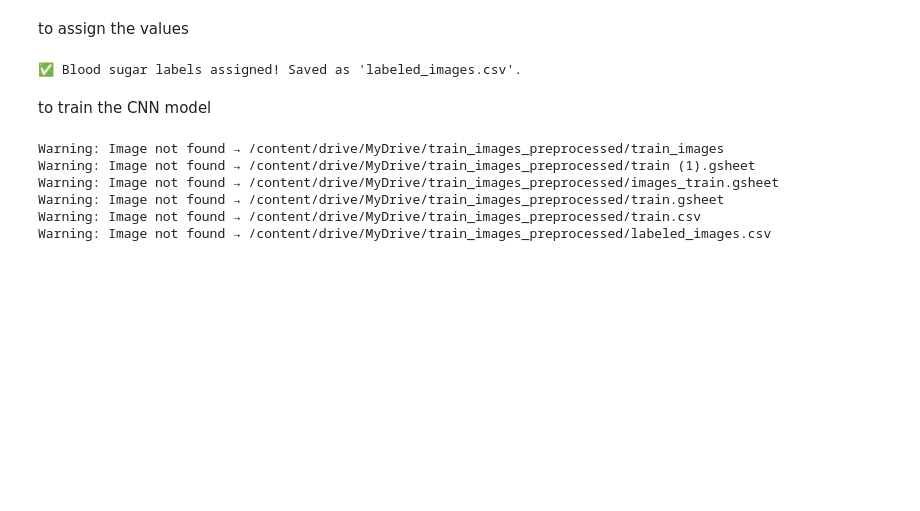
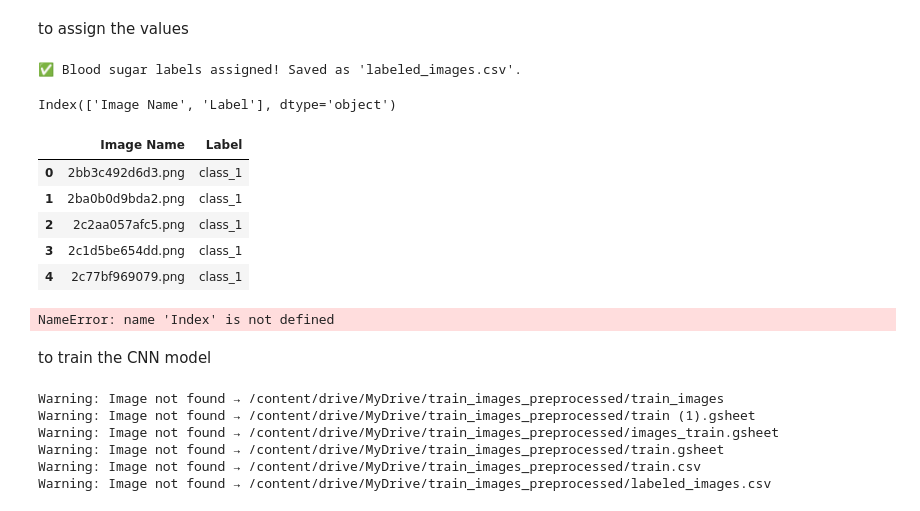
Before and after one commit to easeandrelax/blood-sugar-level, a Jupyter notebook: Welcome_To_Colab.ipynb, the cells around one changed output. Drawn from its saved outputs; the diff is of its cells as text; code cells hidden in the pictures; blank space fills up the shorter version.

```diff
--- a/Welcome_To_Colab.ipynb
+++ b/Welcome_To_Colab.ipynb
@@ -577,6 +578,28 @@ df.to_csv("labeled_images.csv", index=False)
 print("✅ Blood sugar labels assigned! Saved as 'labeled_images.csv'.")
 # %% [output]
 ✅ Blood sugar labels assigned! Saved as 'labeled_images.csv'.
+# %%
+import pandas as pd
+
+# Load the CSV file
+df = pd.read_csv('/content/drive/MyDrive/train_images/labeled_images.csv')
+# %%
+print(df.columns)
+# %% [output]
+Index(['Image Name', 'Label'], dtype='object')
+# %%
+df.head()
+# %% [output]
+|  | Image Name | Label |
+| 0 | 2bb3c492d6d3.png | class_1 |
+| 1 | 2ba0b0d9bda2.png | class_1 |
+| 2 | 2c2aa057afc5.png | class_1 |
+| 3 | 2c1d5be654dd.png | class_1 |
+| 4 | 2c77bf969079.png | class_1 |
+# %%
+Index(['Image Name', 'Label'], dtype='object')
+# %% [output]
+NameError: name 'Index' is not defined
 # %% [markdown]
 to train the CNN model
 # %%
```
Also changed, not shown: parts of 14 cells of this notebook.
